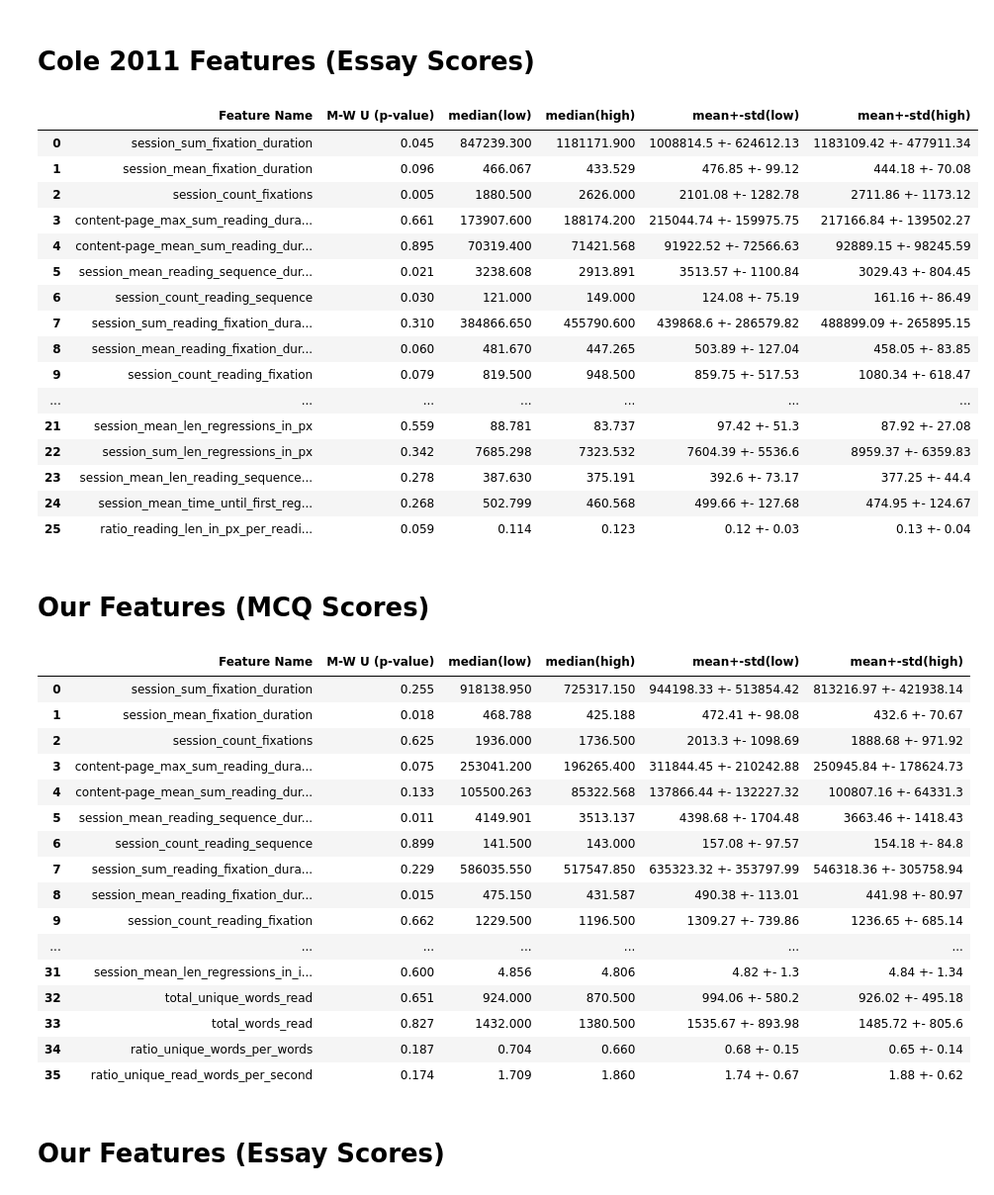
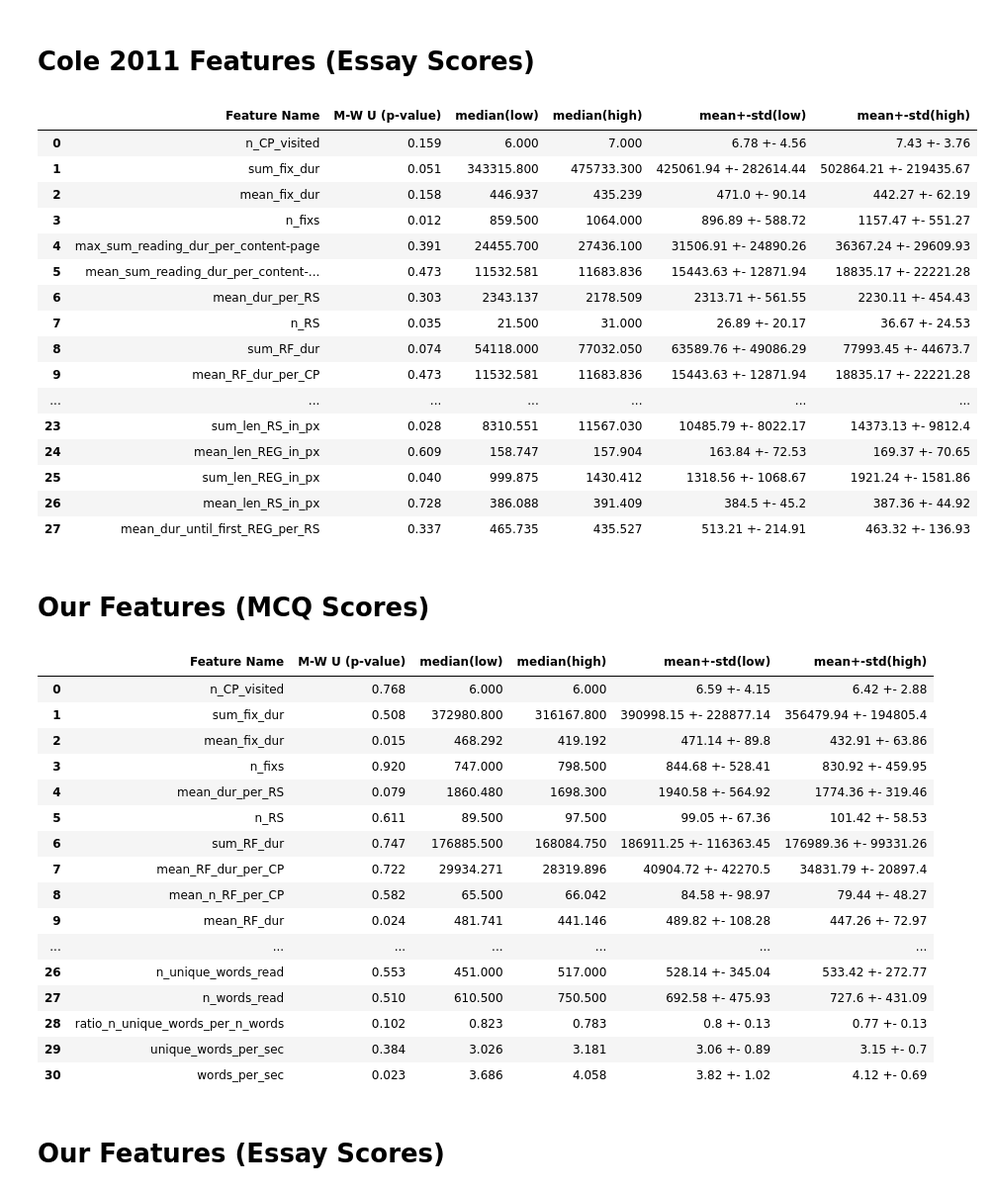
Before and after one commit to TIBHannover/reading_web_search, a Jupyter notebook: eval/significance.ipynb, the cells around one changed output. Shown at 99% size. Cells and saved outputs as stored; diff of their text form; code cells hidden in the pictures.

```diff
--- a/eval/significance.ipynb
+++ b/eval/significance.ipynb
@@ -48,8 +15,13 @@ pd.merge(mcq_scores[["uid", "pre", "post", "kg"]], essay_scores[["uid", "pre", "
+# %%
+valid_uids = pd.read_csv("../out/our_tracking_features.csv")[["uid"]]
 # %% [markdown]
 # Cole 2011 Features (MCQ Scores)
 # %%
 features_lightning = pd.read_csv("../out/cole2011_tracking_features.csv")
+mcq_scores = pd.read_csv("../data/mcq_scores.tsv", sep="\t")
 features = pd.merge(features_lightning, mcq_scores, on="uid", how="inner")
+features = pd.merge(features, valid_uids, on="uid", how="inner")
+features["class"] = features[["kg"]].apply(std_classification)
 
 res = []
 
@@ -63,6 +35,7 @@ for col in cols:
 df = pd.DataFrame(res, columns=["Feature Name", "M-W U (p-value)", "median(low)", "median(high)", "mean+-std(low)", "mean+-std(high)"])
 df = df.round(3)
 cole_mcq_results = df[["Feature Name", "M-W U (p-value)"]].rename(columns={"M-W U (p-value)": "cole_mcq_M-W U (p-value)"})
+df.to_markdown("../results/cole2011_mcq_scores_kg.md", index=False)
 df
 # %% [output]
 |  | Feature Name | M-W U (p-value) | median(low) | median(high) | mean+-std(low) | mean+-std(high) |
@@ -86,44 +59,51 @@ df
 # Cole 2011 Features (Essay Scores)
 # %%
 features_lightning = pd.read_csv("../out/cole2011_tracking_features.csv")
+essay_scores = pd.read_csv("../data/essay_scores.csv")
 features = pd.merge(features_lightning, essay_scores, on="uid", how="inner")
+features = pd.merge(features, valid_uids, on="uid", how="inner")
+features["class"] = features[["kg"]].apply(std_classification)
 
 res = []
 
 low = features[features["class"] == 0]
 high = features[features["class"] == 1]
 cols = features.drop(columns=["source", "task", "acode", "uid", "pre", "post", "kg", "class"], errors="ignore").columns
 
 for col in cols:
     res.append([col, mannwhitneyu(low[col].dropna(), high[col].dropna())[1], low[col].median(), high[col].median(), f"{low[col].mean().round(2)} +- {low[col].std().round(2)}", f"{high[col].mean().round(2)} +- {high[col].std().round(2)}"])
 
 df = pd.DataFrame(res, columns=["Feature Name", "M-W U (p-value)", "median(low)", "median(high)", "mean+-std(low)", "mean+-std(high)"])
 df = df.round(3)
 cole_essay_results = df[["Feature Name", "M-W U (p-value)"]].rename(columns={"M-W U (p-value)": "cole_essay_M-W U (p-value)"})
+df.to_markdown("../results/cole2011_essay_scores_kg.md", index=False)
 df
 # %% [output]
 |  | Feature Name | M-W U (p-value) | median(low) | median(high) | mean+-std(low) | mean+-std(high) |
-| 0 | session_sum_fixation_duration | 0.045 | 847239.300 | 1181171.900 | 1008814.5 +- 624612.13 | 1183109.42 +- 477911.34 |
-| 1 | session_mean_fixation_duration | 0.096 | 466.067 | 433.529 | 476.85 +- 99.12 | 444.18 +- 70.08 |
-| 2 | session_count_fixations | 0.005 | 1880.500 | 2626.000 | 2101.08 +- 1282.78 | 2711.86 +- 1173.12 |
-| 3 | content-page_max_sum_reading_dura... | 0.661 | 173907.600 | 188174.200 | 215044.74 +- 159975.75 | 217166.84 +- 139502.27 |
-| 4 | content-page_mean_sum_reading_dur... | 0.895 | 70319.400 | 71421.568 | 91922.52 +- 72566.63 | 92889.15 +- 98245.59 |
-| 5 | session_mean_reading_sequence_dur... | 0.021 | 3238.608 | 2913.891 | 3513.57 +- 1100.84 | 3029.43 +- 804.45 |
-| 6 | session_count_reading_sequence | 0.030 | 121.000 | 149.000 | 124.08 +- 75.19 | 161.16 +- 86.49 |
-| 7 | session_sum_reading_fixation_dura... | 0.310 | 384866.650 | 455790.600 | 439868.6 +- 286579.82 | 488899.09 +- 265895.15 |
-| 8 | session_mean_reading_fixation_dur... | 0.060 | 481.670 | 447.265 | 503.89 +- 127.04 | 458.05 +- 83.85 |
-| 9 | session_count_reading_fixation | 0.079 | 819.500 | 948.500 | 859.75 +- 517.53 | 1080.34 +- 618.47 |
+| 0 | n_CP_visited | 0.159 | 6.000 | 7.000 | 6.78 +- 4.56 | 7.43 +- 3.76 |
+| 1 | sum_fix_dur | 0.051 | 343315.800 | 475733.300 | 425061.94 +- 282614.44 | 502864.21 +- 219435.67 |
+| 2 | mean_fix_dur | 0.158 | 446.937 | 435.239 | 471.0 +- 90.14 | 442.27 +- 62.19 |
+| 3 | n_fixs | 0.012 | 859.500 | 1064.000 | 896.89 +- 588.72 | 1157.47 +- 551.27 |
+| 4 | max_sum_reading_dur_per_content-page | 0.391 | 24455.700 | 27436.100 | 31506.91 +- 24890.26 | 36367.24 +- 29609.93 |
+| 5 | mean_sum_reading_dur_per_content-... | 0.473 | 11532.581 | 11683.836 | 15443.63 +- 12871.94 | 18835.17 +- 22221.28 |
+| 6 | mean_dur_per_RS | 0.303 | 2343.137 | 2178.509 | 2313.71 +- 561.55 | 2230.11 +- 454.43 |
+| 7 | n_RS | 0.035 | 21.500 | 31.000 | 26.89 +- 20.17 | 36.67 +- 24.53 |
+| 8 | sum_RF_dur | 0.074 | 54118.000 | 77032.050 | 63589.76 +- 49086.29 | 77993.45 +- 44673.7 |
+| 9 | mean_RF_dur_per_CP | 0.473 | 11532.581 | 11683.836 | 15443.63 +- 12871.94 | 18835.17 +- 22221.28 |
 | ... | ... | ... | ... | ... | ... | ... |
-| 21 | session_mean_len_regressions_in_px | 0.559 | 88.781 | 83.737 | 97.42 +- 51.3 | 87.92 +- 27.08 |
-| 22 | session_sum_len_regressions_in_px | 0.342 | 7685.298 | 7323.532 | 7604.39 +- 5536.6 | 8959.37 +- 6359.83 |
-| 23 | session_mean_len_reading_sequence... | 0.278 | 387.630 | 375.191 | 392.6 +- 73.17 | 377.25 +- 44.4 |
-| 24 | session_mean_time_until_first_reg... | 0.268 | 502.799 | 460.568 | 499.66 +- 127.68 | 474.95 +- 124.67 |
-| 25 | ratio_reading_len_in_px_per_readi... | 0.059 | 0.114 | 0.123 | 0.12 +- 0.03 | 0.13 +- 0.04 |
+| 23 | sum_len_RS_in_px | 0.028 | 8310.551 | 11567.030 | 10485.79 +- 8022.17 | 14373.13 +- 9812.4 |
+| 24 | mean_len_REG_in_px | 0.609 | 158.747 | 157.904 | 163.84 +- 72.53 | 169.37 +- 70.65 |
+| 25 | sum_len_REG_in_px | 0.040 | 999.875 | 1430.412 | 1318.56 +- 1068.67 | 1921.24 +- 1581.86 |
+| 26 | mean_len_RS_in_px | 0.728 | 386.088 | 391.409 | 384.5 +- 45.2 | 387.36 +- 44.92 |
+| 27 | mean_dur_until_first_REG_per_RS | 0.337 | 465.735 | 435.527 | 513.21 +- 214.91 | 463.32 +- 136.93 |
 # %% [markdown]
 # Our Features (MCQ Scores)
 # %%
 features_lightning = pd.read_csv("../out/our_tracking_features.csv")
+mcq_scores = pd.read_csv("../data/mcq_scores.tsv", sep="\t")
 features = pd.merge(features_lightning, mcq_scores, on="uid", how="inner")
+features = pd.merge(features, valid_uids, on="uid", how="inner")
+features["class"] = features[["kg"]].apply(std_classification)
 
 res = []
 
@@ -137,25 +117,26 @@ for col in cols:
 df = pd.DataFrame(res, columns=["Feature Name", "M-W U (p-value)", "median(low)", "median(high)", "mean+-std(low)", "mean+-std(high)"])
 df = df.round(3)
 word_level_mcq_results = df[["Feature Name", "median(low)", "median(high)", "mean+-std(low)", "mean+-std(high)", "M-W U (p-value)"]].rename(columns={"M-W U (p-value)": "our_mcq_M-W U (p-value)"})
+df.to_markdown("../results/our_mcq_scores_kg.md", index=False)
 df
 # %% [output]
 |  | Feature Name | M-W U (p-value) | median(low) | median(high) | mean+-std(low) | mean+-std(high) |
-| 0 | session_sum_fixation_duration | 0.255 | 918138.950 | 725317.150 | 944198.33 +- 513854.42 | 813216.97 +- 421938.14 |
-| 1 | session_mean_fixation_duration | 0.018 | 468.788 | 425.188 | 472.41 +- 98.08 | 432.6 +- 70.67 |
-| 2 | session_count_fixations | 0.625 | 1936.000 | 1736.500 | 2013.3 +- 1098.69 | 1888.68 +- 971.92 |
-| 3 | content-page_max_sum_reading_dura... | 0.075 | 253041.200 | 196265.400 | 311844.45 +- 210242.88 | 250945.84 +- 178624.73 |
-| 4 | content-page_mean_sum_reading_dur... | 0.133 | 105500.263 | 85322.568 | 137866.44 +- 132227.32 | 100807.16 +- 64331.3 |
-| 5 | session_mean_reading_sequence_dur... | 0.011 | 4149.901 | 3513.137 | 4398.68 +- 1704.48 | 3663.46 +- 1418.43 |
-| 6 | session_count_reading_sequence | 0.899 | 141.500 | 143.000 | 157.08 +- 97.57 | 154.18 +- 84.8 |
-| 7 | session_sum_reading_fixation_dura... | 0.229 | 586035.550 | 517547.850 | 635323.32 +- 353797.99 | 546318.36 +- 305758.94 |
-| 8 | session_mean_reading_fixation_dur... | 0.015 | 475.150 | 431.587 | 490.38 +- 113.01 | 441.98 +- 80.97 |
-| 9 | session_count_reading_fixation | 0.662 | 1229.500 | 1196.500 | 1309.27 +- 739.86 | 1236.65 +- 685.14 |
+| 0 | n_CP_visited | 0.768 | 6.000 | 6.000 | 6.59 +- 4.15 | 6.42 +- 2.88 |
+| 1 | sum_fix_dur | 0.508 | 372980.800 | 316167.800 | 390998.15 +- 228877.14 | 356479.94 +- 194805.4 |
+| 2 | mean_fix_dur | 0.015 | 468.292 | 419.192 | 471.14 +- 89.8 | 432.91 +- 63.86 |
+| 3 | n_fixs | 0.920 | 747.000 | 798.500 | 844.68 +- 528.41 | 830.92 +- 459.95 |
+| 4 | mean_dur_per_RS | 0.079 | 1860.480 | 1698.300 | 1940.58 +- 564.92 | 1774.36 +- 319.46 |
+| 5 | n_RS | 0.611 | 89.500 | 97.500 | 99.05 +- 67.36 | 101.42 +- 58.53 |
+| 6 | sum_RF_dur | 0.747 | 176885.500 | 168084.750 | 186911.25 +- 116363.45 | 176989.36 +- 99331.26 |
+| 7 | mean_RF_dur_per_CP | 0.722 | 29934.271 | 28319.896 | 40904.72 +- 42270.5 | 34831.79 +- 20897.4 |
+| 8 | mean_n_RF_per_CP | 0.582 | 65.500 | 66.042 | 84.58 +- 98.97 | 79.44 +- 48.27 |
+| 9 | mean_RF_dur | 0.024 | 481.741 | 441.146 | 489.82 +- 108.28 | 447.26 +- 72.97 |
 | ... | ... | ... | ... | ... | ... | ... |
-| 31 | session_mean_len_regressions_in_i... | 0.600 | 4.856 | 4.806 | 4.82 +- 1.3 | 4.84 +- 1.34 |
-| 32 | total_unique_words_read | 0.651 | 924.000 | 870.500 | 994.06 +- 580.2 | 926.02 +- 495.18 |
-| 33 | total_words_read | 0.827 | 1432.000 | 1380.500 | 1535.67 +- 893.98 | 1485.72 +- 805.6 |
-| 34 | ratio_unique_words_per_words | 0.187 | 0.704 | 0.660 | 0.68 +- 0.15 | 0.65 +- 0.14 |
-| 35 | ratio_unique_read_words_per_second | 0.174 | 1.709 | 1.860 | 1.74 +- 0.67 | 1.88 +- 0.62 |
+| 26 | n_unique_words_read | 0.553 | 451.000 | 517.000 | 528.14 +- 345.04 | 533.42 +- 272.77 |
+| 27 | n_words_read | 0.510 | 610.500 | 750.500 | 692.58 +- 475.93 | 727.6 +- 431.09 |
+| 28 | ratio_n_unique_words_per_n_words | 0.102 | 0.823 | 0.783 | 0.8 +- 0.13 | 0.77 +- 0.13 |
+| 29 | unique_words_per_sec | 0.384 | 3.026 | 3.181 | 3.06 +- 0.89 | 3.15 +- 0.7 |
+| 30 | words_per_sec | 0.023 | 3.686 | 4.058 | 3.82 +- 1.02 | 4.12 +- 0.69 |
 # %% [markdown]
 # Our Features (Essay Scores)
 # %%
```
Also changed, not shown: parts of 10 cells of this notebook, 4 other files.
